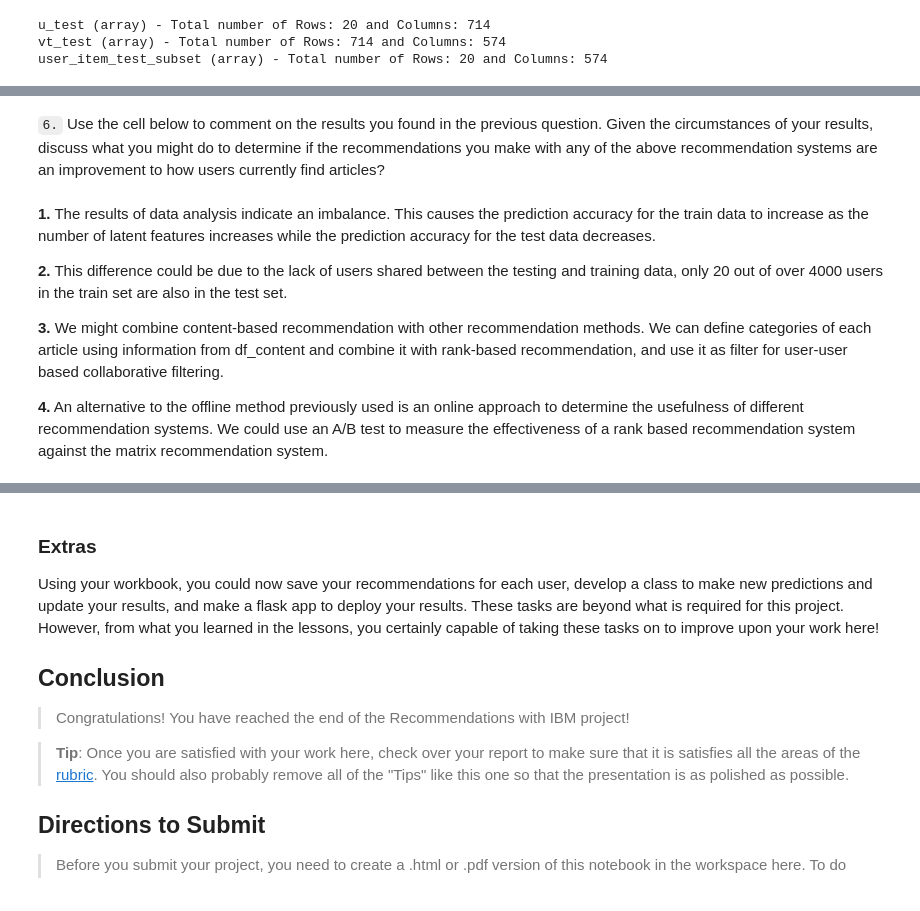
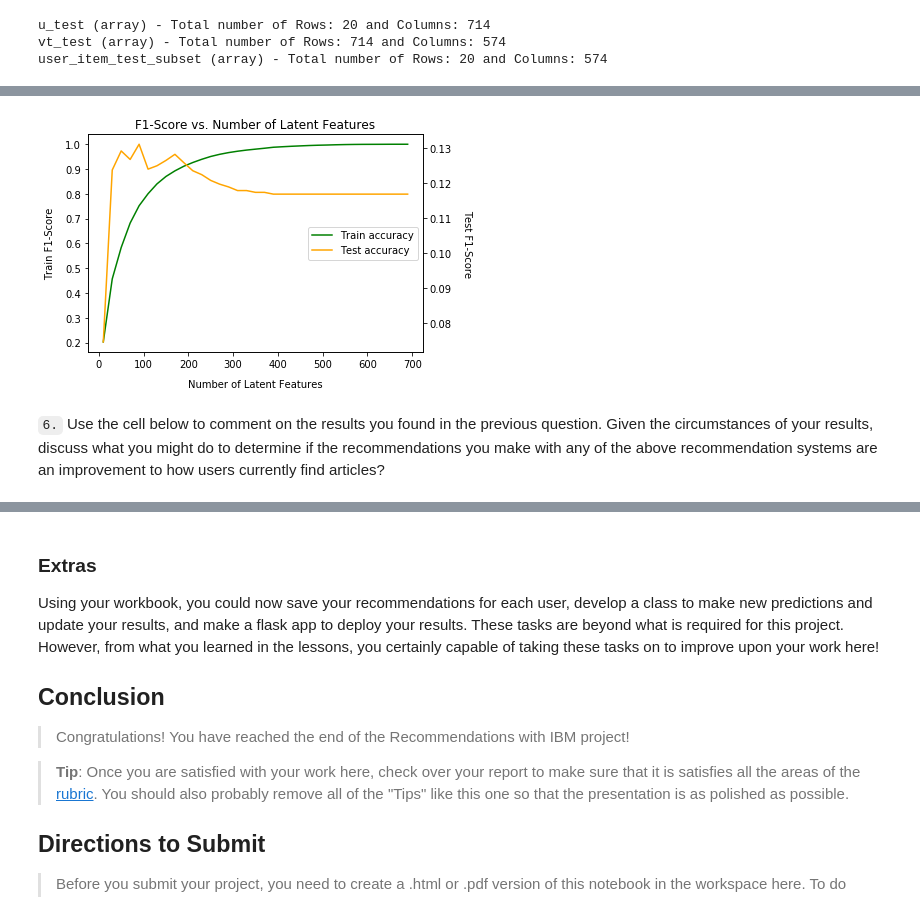
Before and after one commit to AhmadGilangArinanda/Udacity, a Jupyter notebook: Recommendations-with-IBM/Recommendations_with_IBM.ipynb, the cells around one changed output, grey strips where cells are left out. Cells and saved outputs as stored; diff of their text form; code cells hidden in the pictures.

```diff
--- a/Recommendations-with-IBM/Recommendations_with_IBM.ipynb
+++ b/Recommendations-with-IBM/Recommendations_with_IBM.ipynb
@@ -979,10 +991,21 @@ ax2.set_ylabel('Test Accuracy', rotation=270, labelpad=15);
+# %%
+fig, ax1 = plt.subplots();
+ax2 = ax1.twinx();
+
+ax1.plot(num_latent_feats, train_f1_list,color='green', label="Train accuracy");
+ax2.plot(num_latent_feats, test_f1_list, color='orange', label="Test accuracy");
+
+hdl1, lbl1 = ax1.get_legend_handles_labels(); # handle(hdl) and label(lbl)
+hdl2, lbl2 = ax2.get_legend_handles_labels();
+
+ax1.legend(hdl1+hdl2, lbl1+lbl2, loc='center right');
+
+ax1.set_title('F1-Score vs. Number of Latent Features');
+
+ax1.set_xlabel('Number of Latent Features',labelpad=10);
+ax1.set_ylabel('Train F1-Score', labelpad=10);
+ax2.set_ylabel('Test F1-Score', rotation=270, labelpad=20);
+# %% [output]
+[figure, added]
 # %% [markdown]
 `6.` Use the cell below to comment on the results you found in the previous question. Given the circumstances of your results, discuss what you might do to determine if the recommendations you make with any of the above recommendation systems are an improvement to how users currently find articles?
-# %% [markdown]
-**1.** The results of data analysis indicate an imbalance. This causes the prediction accuracy for the train data to increase as the number of latent features increases while the prediction accuracy for the test data decreases.
-
-**2.** This difference could be due to the lack of users shared between the testing and training data, only 20 out of over 4000 users in the train set are also in the test set.
-
-**3.** We might combine content-based recommendation with other recommendation methods. We can define categories of each article using information from df_content and combine it with rank-based recommendation, and use it as filter for user-user based collaborative filtering.
-
-**4.** An alternative to the offline method previously used is an online approach to determine the usefulness of different recommendation systems. We could use an A/B test to measure the effectiveness of a rank based recommendation system against the matrix recommendation system.
```
Also changed, not shown: parts of 21 cells of this notebook, 1 other file.
